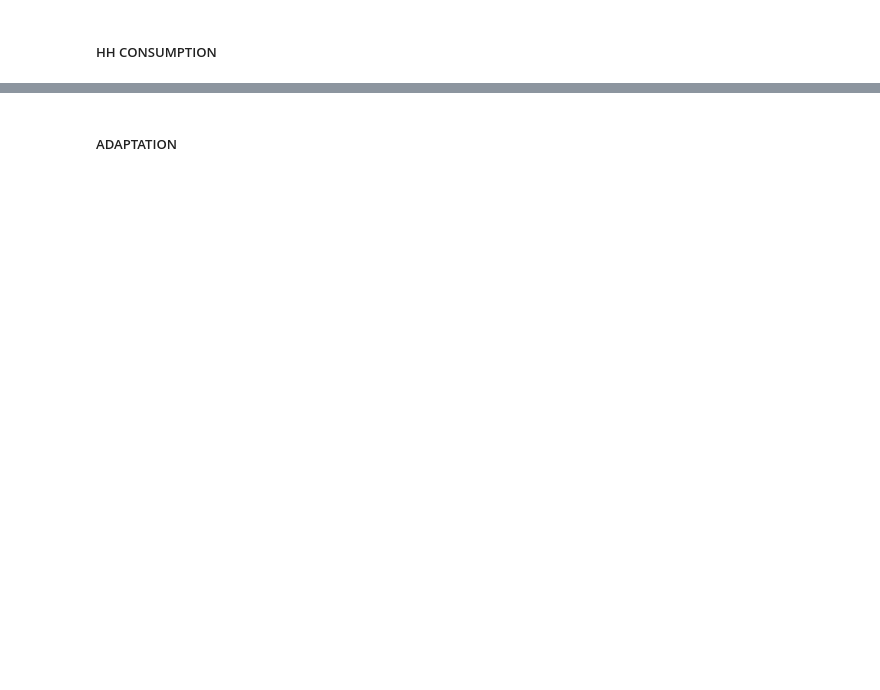
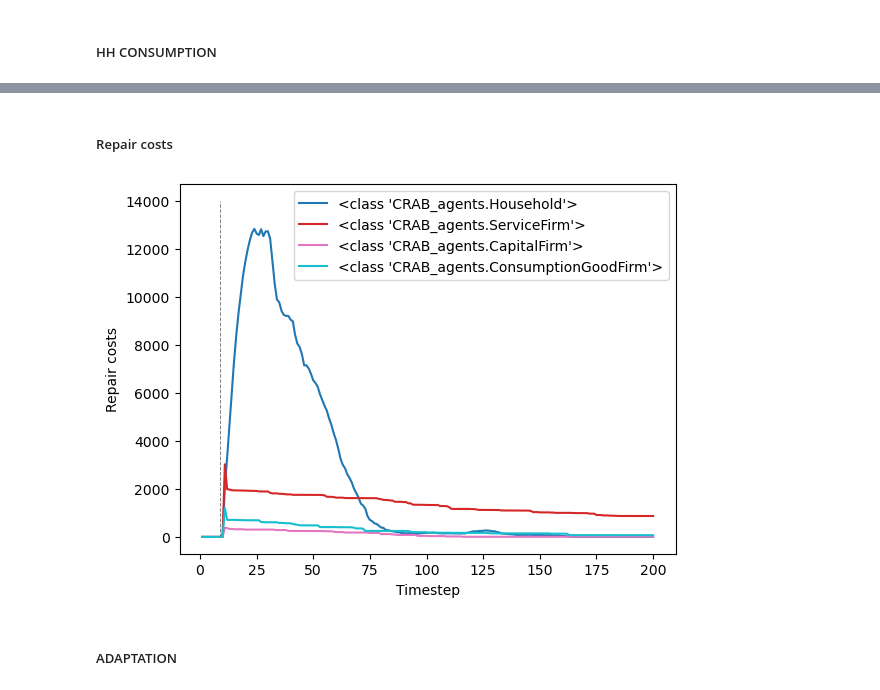
Before and after one commit to ghsher/CRAB_EM, a Jupyter notebook: Validation_checks.ipynb, the cells around one changed output, grey strips where cells are left out. Drawn from its saved outputs; the diff is of its cells as text; code cells hidden in the pictures; blank space fills up the shorter version.

```diff
--- a/Validation_checks.ipynb
+++ b/Validation_checks.ipynb
@@ -153,3 +154,15 @@ plt.show()
+# %% [markdown]
+##### Repair costs
+# %%
+agent_types = set(agent_vars_df_list[0]["Type"].values) - set(["<class 'government.Government'>"])
+colors = iter(plt.cm.tab10(np.linspace(0, 1, len(agent_types))))
+
+for type in agent_types:
+    plot_total_per_type(agent_vars_df_list, agent_type=type, var="Repair costs", color=next(colors))
+plt.vlines(flood_timesteps, ymin=0, ymax=14000, color="grey", linestyle="--", linewidth=0.7)
+plt.show()
+# %% [output]
+[figure, new version]
 # %% [markdown]
 ##### ADAPTATION
 # %% [markdown]
```
Also changed, not shown: parts of 28 cells of this notebook, 2 other files.
